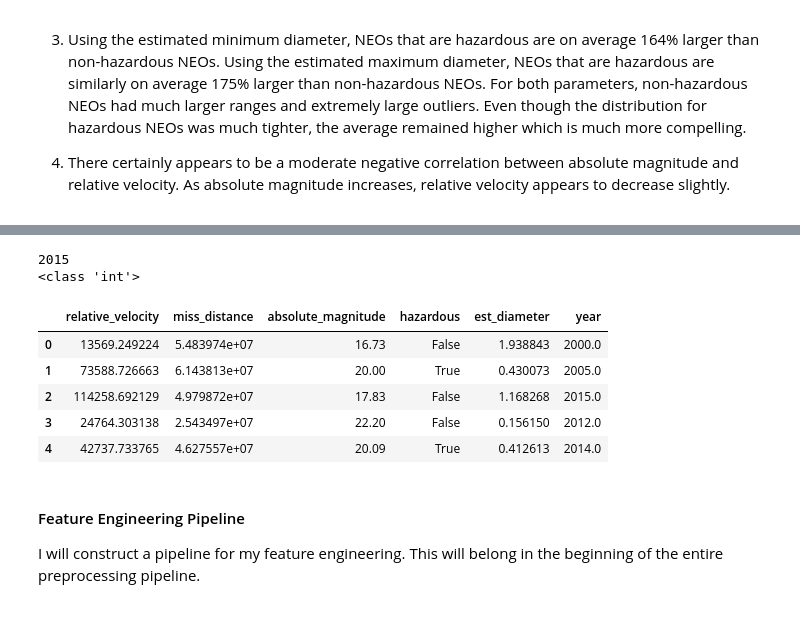
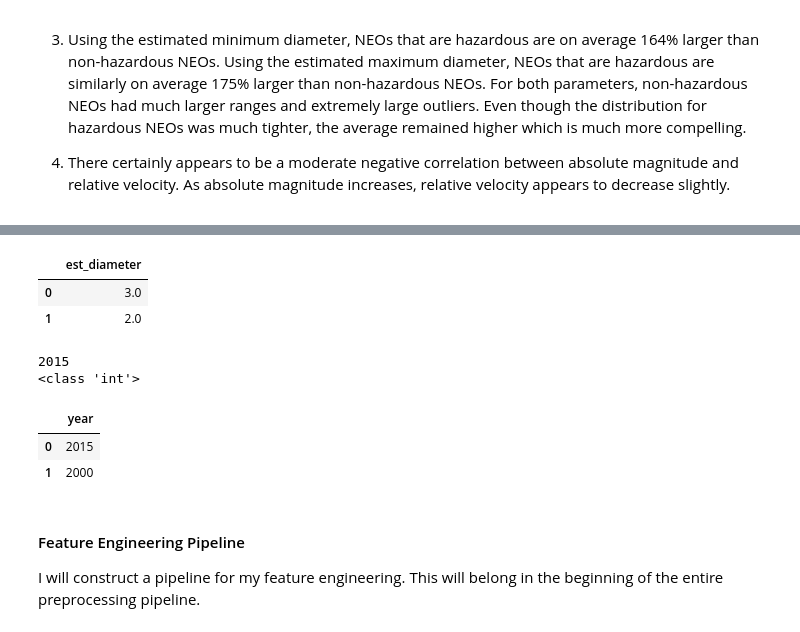
Before and after one commit to samarakoon-ryan/NASA-nearest-earth-objects-modeling, a Jupyter notebook: project_notebook.ipynb, the cells around one changed output, grey strips where cells are left out. Drawn from its saved outputs; the diff is of its cells as text; code cells hidden in the pictures.

```diff
--- a/project_notebook.ipynb
+++ b/project_notebook.ipynb
@@ -245,43 +221,60 @@ neos.head()
+# %%
+# This function transformer for estimated diameter average
+
+def combine_est_diameter(data_frame):
+    """This function finds the average between `est_diameter_min` and `est_diameter_max` to
+    create a new column `est_diameter`. The former two columns are then dropped and the new
+    data_frame is returned."""
+
+    data_frame['est_diameter'] = (data_frame['est_diameter_min'] + data_frame['est_diameter_max']) / 2
+    data_frame = data_frame.drop(columns=['est_diameter_min', 'est_diameter_max'])
+    return data_frame
+
+# test
+df = pd.DataFrame(columns=['est_diameter_min', 'est_diameter_max'], data= [[2,4], [1,3]])
+combine_est_diameter(df) # should return [[3.0], [2.0]]
+# %% [output]
+|  | est_diameter |
+| 0 | 3.0 |
+| 1 | 2.0 |
 # %%
-# Find year value in `name` column and move to new `year` column
-
 # Function takes in a name_value and finds the year.
 # Converts year into integer and returns in.
 def find_year(name_value):
     try:
         new_value = ""
         start_idx = name_value.find("(") + 1
         end_idx = start_idx + 4
         new_value = name_value[start_idx : end_idx]
         new_value = int(new_value)
         return new_value
     except:
         return None
 
-# Example to test function
+# This is the transformer that converts name to year using the `find_year` function
+def year_transformer(data_frame):
+    """This transformer applies the `find_year` function to the `name` column
+    and then creates a new column `year` with these values. `name` is then dropped
+    as well as null values."""
+    data_frame['year'] = data_frame['name'].apply(find_year)
+    data_frame = data_frame.drop(columns=['name'])
+    data_frame = data_frame.dropna()
+
+    return data_frame
+
+# Example to test find_year()
 print(find_year("277475 (2015 WK4)"))  # should return -> 2015
 print(type(find_year("277475 (2015 WK4)")))     # should return -> <class 'int'>
 
-# apply function to `name` column and create new column `year
-neos['year'] = neos['name'].apply(find_year)
-
-# drop `name` column
-neos = neos.drop(columns=['name'])
-
-# Running this on the entire column revealed exactly one row not in the correct format which is why
-# I included the try except blocks and returned a null value.
-# Considering I have plenty of data, I will drop it via dropna() method.
-neos = neos.dropna()
-neos.head()
+# Example to test year_transformer()
+df = pd.DataFrame(columns=['name'], data=[["277475 (2015 WK4)"], ["277475 (2000 WK4)"]])
+year_transformer(df) # should return [[2015],[2000]]
 # %% [output]
 2015
 <class 'int'>
-|  | relative_velocity | miss_distance | absolute_magnitude | hazardous | est_diameter | year |
-| 0 | 13569.249224 | 5.483974e+07 | 16.73 | False | 1.938843 | 2000.0 |
-| 1 | 73588.726663 | 6.143813e+07 | 20.00 | True | 0.430073 | 2005.0 |
-| 2 | 114258.692129 | 4.979872e+07 | 17.83 | False | 1.168268 | 2015.0 |
-| 3 | 24764.303138 | 2.543497e+07 | 22.20 | False | 0.156150 | 2012.0 |
-| 4 | 42737.733765 | 4.627557e+07 | 20.09 | True | 0.412613 | 2014.0 |
+|  | year |
+| 0 | 2015 |
+| 1 | 2000 |
 # %% [markdown]
 #### Feature Engineering Pipeline
 I will construct a pipeline for my feature engineering. This will belong in the beginning of the entire preprocessing pipeline.
```
Also changed, not shown: parts of 9 cells of this notebook.
